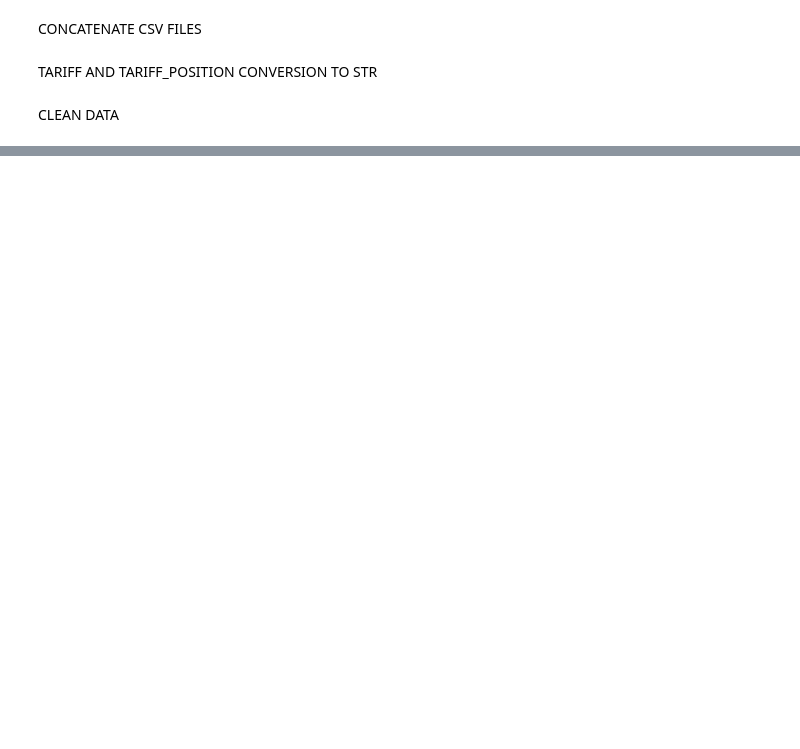
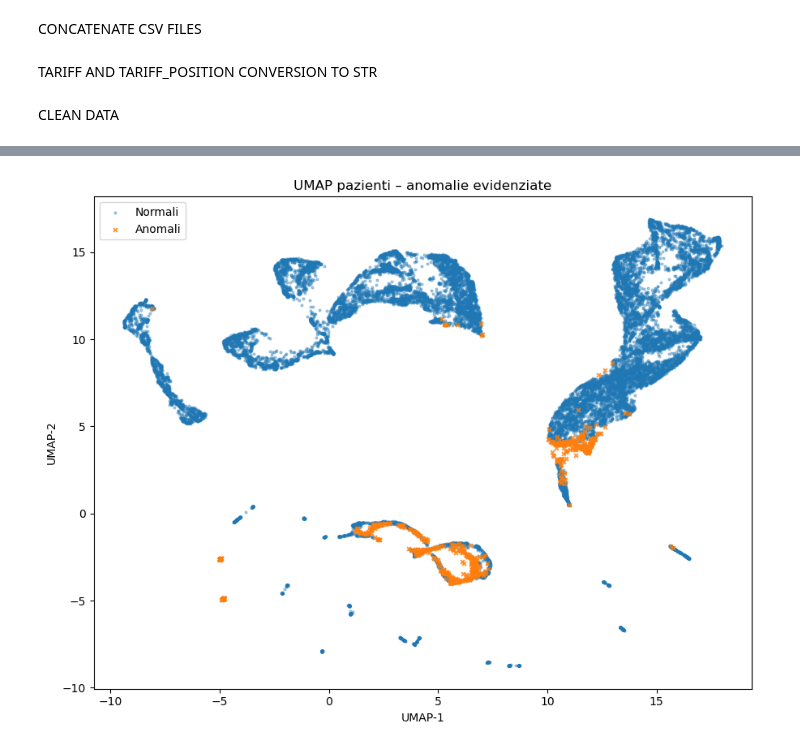
Before and after one commit to danielerussica/Reveal-the-hidden-patterns-of-care, a Jupyter notebook: train.ipynb, the cells around one changed output, grey strips where cells are left out. Drawn from its saved outputs; the diff is of its cells as text; code cells hidden in the pictures; blank space fills up the shorter version.

```diff
--- a/train.ipynb
+++ b/train.ipynb
@@ -30,0 +143,35 @@ data.loc[mask, "tariff_position"] = "missing"
+# %%
+import numpy as np
+
+pred = features["hdbscan_cluster"].values
+max_points = 150000  # cambia se vuoi
+if len(features) > max_points:
+    idx = np.random.RandomState(42).choice(len(features), size=max_points, replace=False)
+else:
+    idx = np.arange(len(features))
+
+X_scaled_plot = X_scaled[idx]
+pred_plot = pred[idx]
+
+# === 2) UMAP 2D
+um = umap.UMAP(n_neighbors=30, min_dist=0.1, random_state=42)
+emb = um.fit_transform(X_scaled_plot)
+
+# === 3) Scatter separando normali e anomali, puntini piccoli
+is_outlier = (pred_plot == -1)
+x1, x2 = emb[~is_outlier, 0], emb[~is_outlier, 1]
+y1, y2 = emb[is_outlier, 0],  emb[is_outlier, 1]
+
+plt.figure(figsize=(9,7))
+# normali
+plt.scatter(x1, x2, s=4, alpha=0.35, label="Normali")
+# anomali
+plt.scatter(y1, y2, s=12, alpha=0.8, label="Anomali", marker="x")
+
+plt.title("UMAP pazienti – anomalie evidenziate")
+plt.legend(loc="best")
+plt.xlabel("UMAP-1"); plt.ylabel("UMAP-2")
+plt.tight_layout()
+plt.show()
+# %% [output]
+[figure, added]
```
Also changed, not shown: parts of 2 cells of this notebook, 1 other file.
